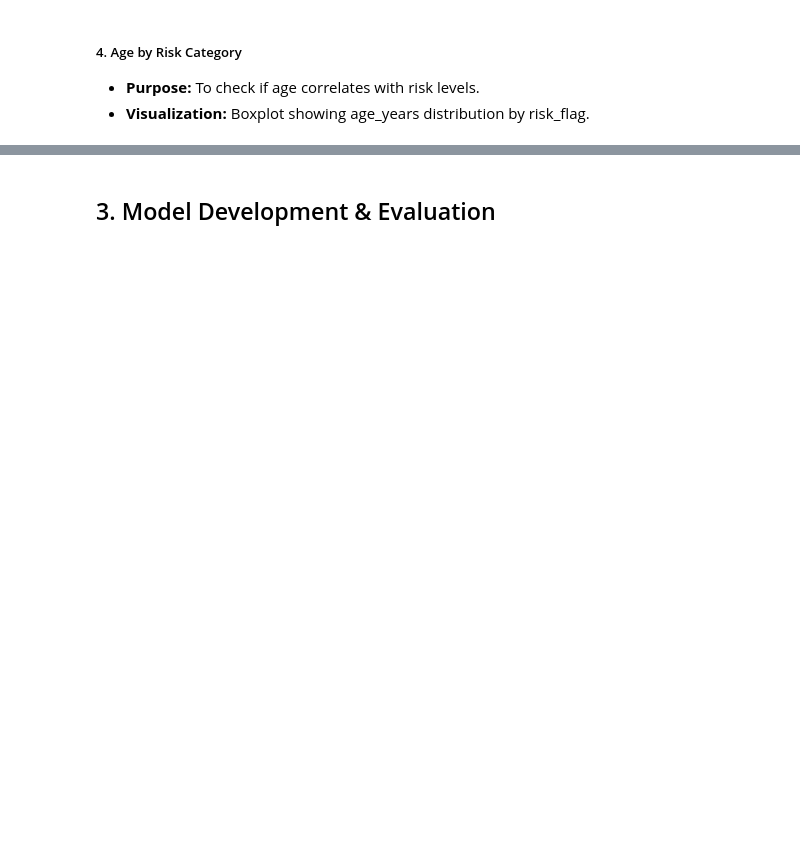
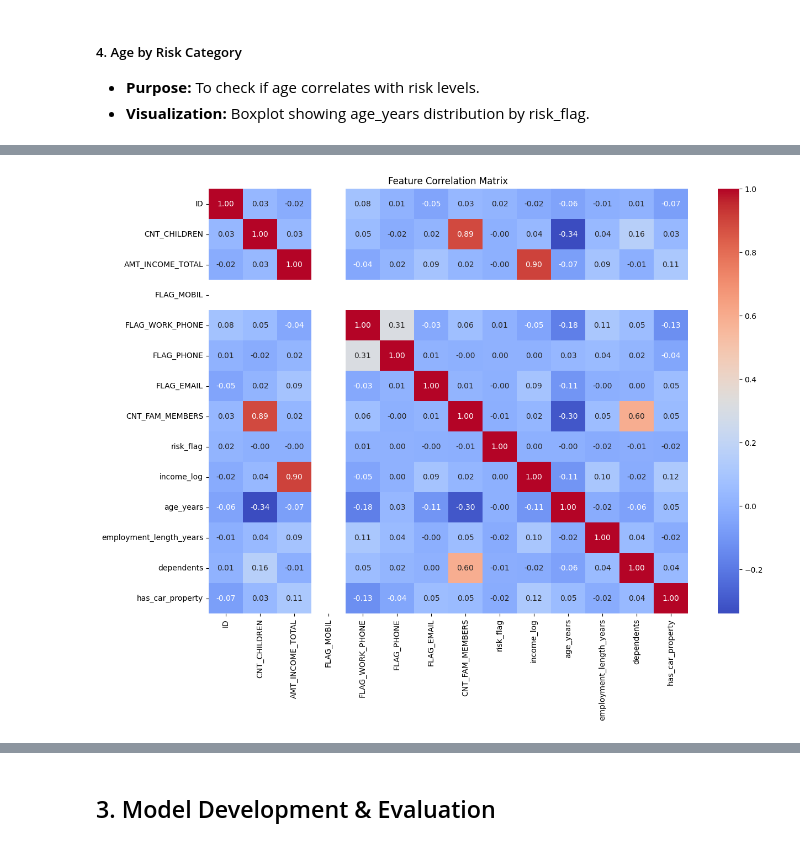
Before and after one commit to ghsaberr/risk-scoring-underwriting, a Jupyter notebook: risk-scoring-underwriting.ipynb, the cells around one changed output, grey strips where cells are left out. Saved outputs shown, nothing was run; the diff lists cells and outputs as text; code cells hidden in the pictures; blank space fills up the shorter version.

```diff
--- a/risk-scoring-underwriting.ipynb
+++ b/risk-scoring-underwriting.ipynb
@@ -187,3 +264,13 @@ plt.show()
+# %%
+# Check correlation between features
+plt.figure(figsize=(14, 10))
+numeric_cols = df.select_dtypes(include=['number']).columns
+correlation = df[numeric_cols].corr()
+sns.heatmap(correlation, annot=True, cmap='coolwarm', fmt='.2f')
+plt.title("Feature Correlation Matrix")
+plt.show()
+# %% [output]
+[figure, added]
 # %%
 # Check the shape of the dataset (rows, columns)
 print("Dataset shape (rows, columns):\n", df.shape)
```
Also changed, not shown: parts of 31 cells of this notebook.
